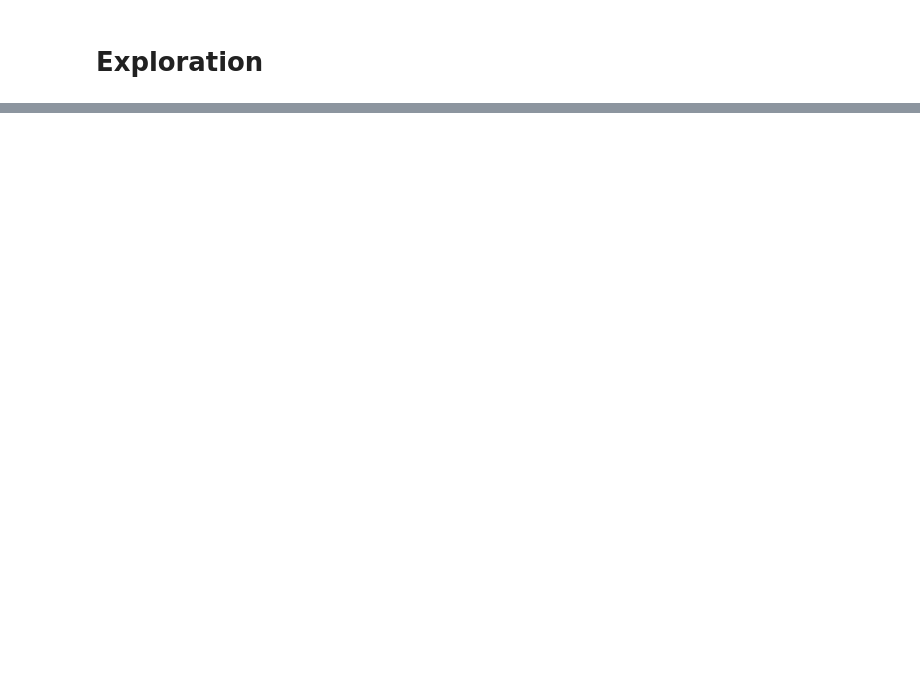
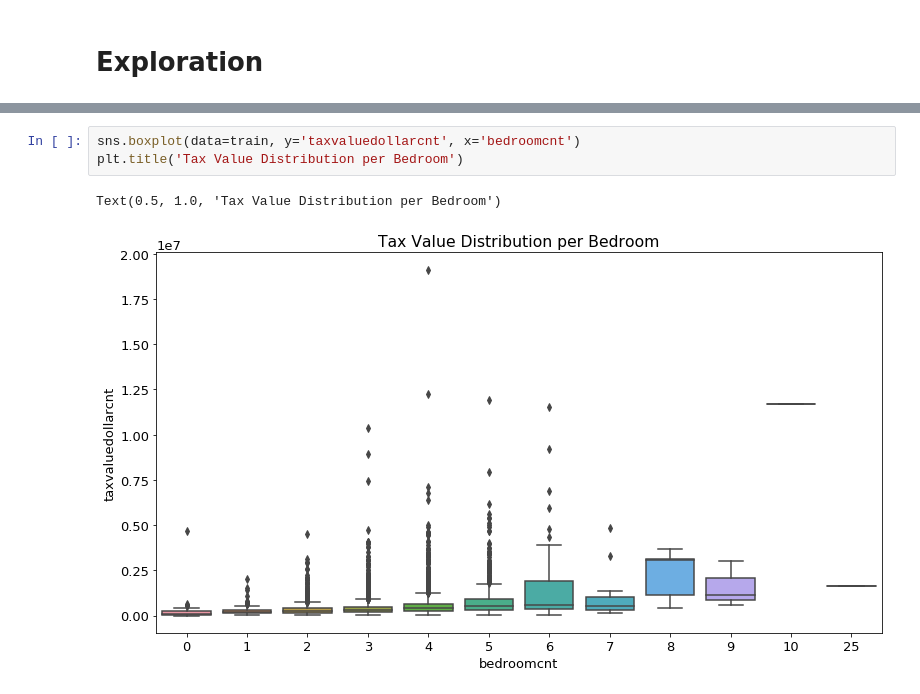
Before and after one commit to Brandon-Martinez27/zillow_regression_project, a Jupyter notebook: zillow_notebook_b.ipynb, the cells around one changed output, grey strips where cells are left out. Cells and saved outputs as stored; diff of their text form; blank space fills up the shorter version.

```diff
--- a/zillow_notebook_b.ipynb
+++ b/zillow_notebook_b.ipynb
@@ -171,0 +177,6 @@ train
+# %%
+sns.boxplot(data=train, y='taxvaluedollarcnt', x='bedroomcnt')
+plt.title('Tax Value Distribution per Bedroom')
+# %% [output]
+Text(0.5, 1.0, 'Tax Value Distribution per Bedroom')
+[figure, added]
```
Also changed, not shown: parts of 21 cells of this notebook.
